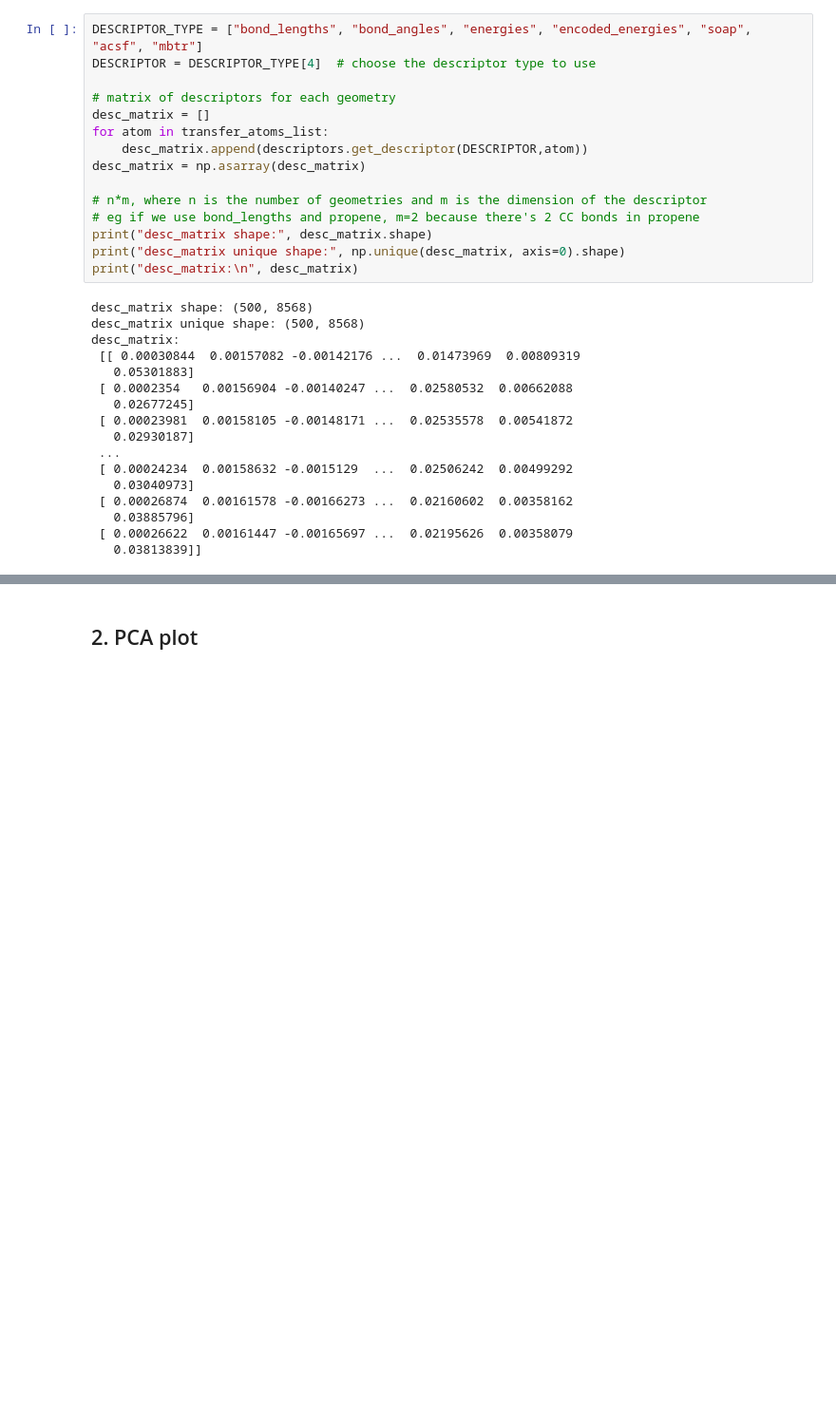
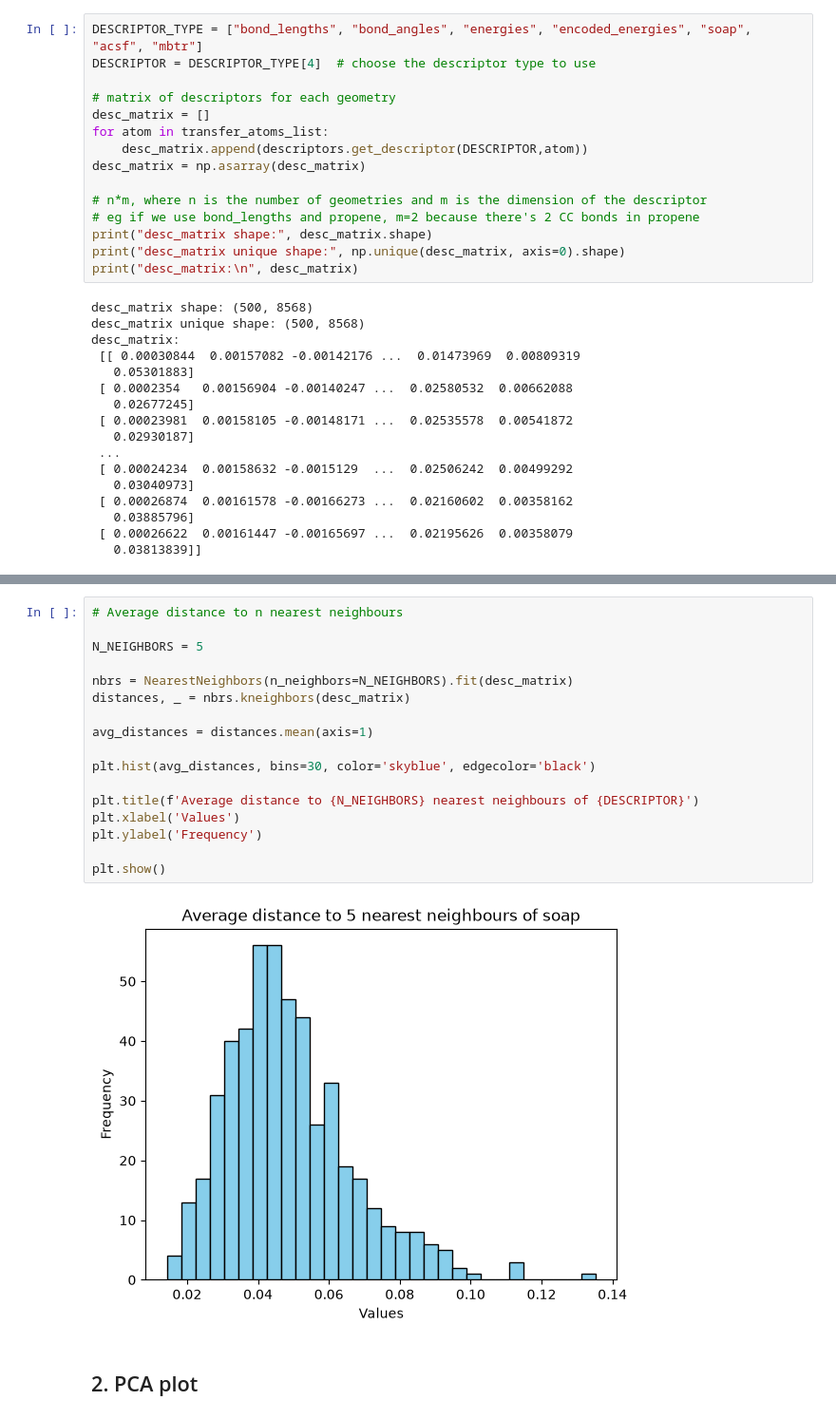
Before and after one commit to yoghurtfork/X-MACE-sampling, a Jupyter notebook: notebooks/visualising dataset.ipynb, the cells around one changed output, grey strips where cells are left out. Shown at 95% size. Saved outputs shown, nothing was run; the diff lists cells and outputs as text; blank space fills up the shorter version.

```diff
--- a/notebooks/visualising dataset.ipynb
+++ b/notebooks/visualising dataset.ipynb
@@ -94,6 +96,25 @@ plt.ylabel('Frequency')
 plt.show()
 # %% [output]
 [figure]
+# %%
+# Average distance to n nearest neighbours
+
+N_NEIGHBORS = 5
+
+nbrs = NearestNeighbors(n_neighbors=N_NEIGHBORS).fit(desc_matrix)
+distances, _ = nbrs.kneighbors(desc_matrix)
+
+avg_distances = distances.mean(axis=1)
+
+plt.hist(avg_distances, bins=30, color='skyblue', edgecolor='black')
+
+plt.title(f'Average distance to {N_NEIGHBORS} nearest neighbours of {DESCRIPTOR}')
+plt.xlabel('Values')
+plt.ylabel('Frequency')
+
+plt.show()
+# %% [output]
+[figure, added]
 # %% [markdown]
 ## 2. PCA plot
 # %%
```
Also changed, not shown: parts of 4 cells of this notebook, 1 other file.
